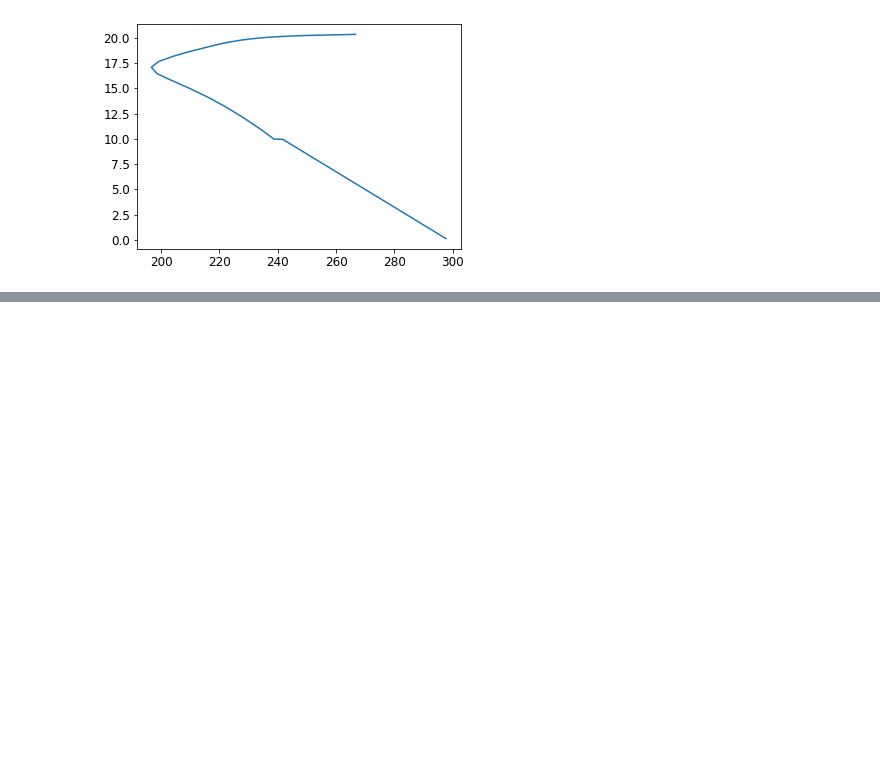
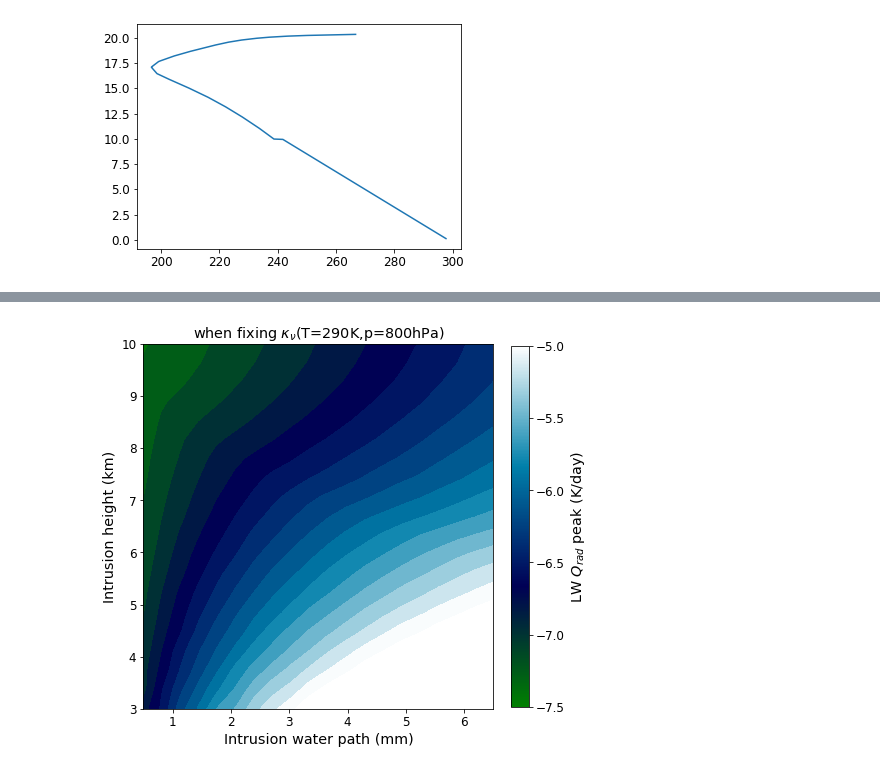
Before and after one commit to bfildier/EUREC4A_organization, a Jupyter notebook: scripts/idealizedCalculations_automatedMoistIntrusions.ipynb, the cells around one changed output, grey strips where cells are left out. Saved outputs shown, nothing was run; the diff lists cells and outputs as text; code cells hidden in the pictures; blank space fills up the shorter version.

Commit message:
sync functions and scripts

```diff
--- a/scripts/idealizedCalculations_automatedMoistIntrusions.ipynb
+++ b/scripts/idealizedCalculations_automatedMoistIntrusions.ipynb
@@ -674,0 +683,14 @@ plt.plot(radprf.tlay[0],z)
+# %%
+rad_file_MI_20200213lower = os.path.join(radinputdir,'rad_profiles_moist_intrusions_20200213lower.nc')
+rad_file_MI_20200213lower_fix_k = os.path.join(radinputdir,'rad_profiles_moist_intrusions_20200213lower_fix_k.nc')
+
+radprf_MI_20200213lower = xr.open_dataset(rad_file_MI_20200213lower)
+radprf_MI_20200213lower_fix_k = xr.open_dataset(rad_file_MI_20200213lower_fix_k)
+# %%
+N_sample = 20
+inds_uniformRH = slice(6,26)
+
+# coordinates
+W_all = [float(str(radprf_MI_20200213lower.name[inds_uniformRH][i].data)[2:6]) for i in range(Nsample)]
+# W_all = np.array(W_all)-W_ref
+H_all = [float(str(radprf_MI_20200213lower.name[inds_uniformRH.stop:inds_uniformRH.stop+Nsample][i].data)[11:15]) for i in range(Nsample)]
@@ -674,0 +744,31 @@ plt.plot(radprf.tlay[0],z)
+# %%
+fig,ax = plt.subplots(figsize=(8,6.5))
+
+# ax.imshow(qradlw_peak.T)
+# cmap = plt.cm.BrBG_r
+# cmap = plt.cm.cividis
+# cmap = plt.cm.gnuplot2
+cmap = plt.cm.ocean
+# vmin = 0
+# vmax = 7.5
+vmin = -7.5
+vmax = -5
+norm = matplotlib.colors.Normalize(vmin=vmin, vmax=vmax)
+# ax.contourf(W_all,H_all,delta_qradlw_peak_fix_k.T,levels=30,cmap=cmap,vmin=vmin,vmax=vmax)
+ax.contourf(W_all,H_all,qradlw_peak.T,levels=30,cmap=cmap,vmin=vmin,vmax=vmax)
+
+# labels
+ax.set_xlabel('Intrusion water path (mm)')
+ax.set_ylabel('Intrusion height (km)')
+
+# colorbar
+cb = fig.colorbar(plt.cm.ScalarMappable(norm=norm,cmap=cmap),
+                 ax=ax,shrink=0.99,pad=0.04)
+cb.set_label(r'LW $Q_{rad}$ peak (K/day)')
+
+ax.set_title(r'when fixing $\kappa_\nu$(T=290K,p=800hPa)')
+
+plt.savefig(os.path.join(figdir,scriptsubdir,'rect_intrusions_varyH_varyW_fixed_kappa.pdf'),bbox_inches='tight')
+plt.savefig(os.path.join(figdir,scriptsubdir,'rect_intrusions_varyH_varyW_fixed_kappa.png'),bbox_inches='tight')
+# %% [output]
+[figure, added]
```
Also changed, not shown: parts of 12 cells of this notebook, 6 other files.
